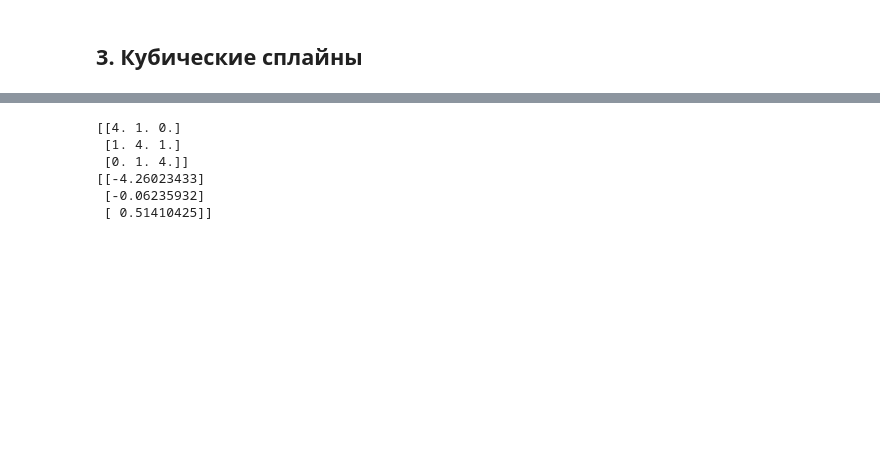
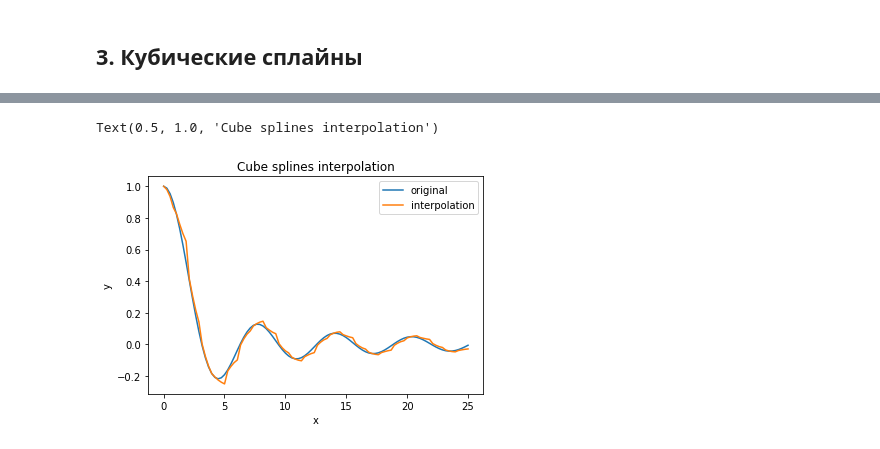
Before and after one commit to ivan-shargin/Math_labs, a Jupyter notebook: Lab_4.ipynb, the cells around one changed output, grey strips where cells are left out. Drawn from its saved outputs; the diff is of its cells as text; code cells hidden in the pictures; blank space fills up the shorter version.

```diff
--- a/Lab_4.ipynb
+++ b/Lab_4.ipynb
@@ -176,12 +248,18 @@ def Cube_Splines(x_arr, f_arr, area):
 # %%
-x_arr = np.linspace(1, 5, 5)
+A = 4
+Z = 25
+x = np.linspace(0.01, 25, (Z-1) * A)
+y = f_test(x)
+plt.plot(x, y, label = 'original')
+plt.xlabel('x')
+plt.ylabel('y')
+
+x_arr = np.linspace(0.01, 25, Z)
 f_arr = f_test(x_arr)
-area = np.linspace(1, 5, 100)
-Cube_Splines(x_arr, f_arr, area)
+interpolation = Cube_Splines(x_arr, f_arr, A)
+plt.plot(x, interpolation, label = 'interpolation')
+plt.legend()
+plt.title("Cube splines interpolation")
 # %% [output]
-[[4. 1. 0.]
- [1. 4. 1.]
- [0. 1. 4.]]
-[[-4.26023433]
- [-0.06235932]
- [ 0.51410425]]
+Text(0.5, 1.0, 'Cube splines interpolation')
+[figure, added]
```
Also changed, not shown: parts of 3 cells of this notebook, 1 other file.
